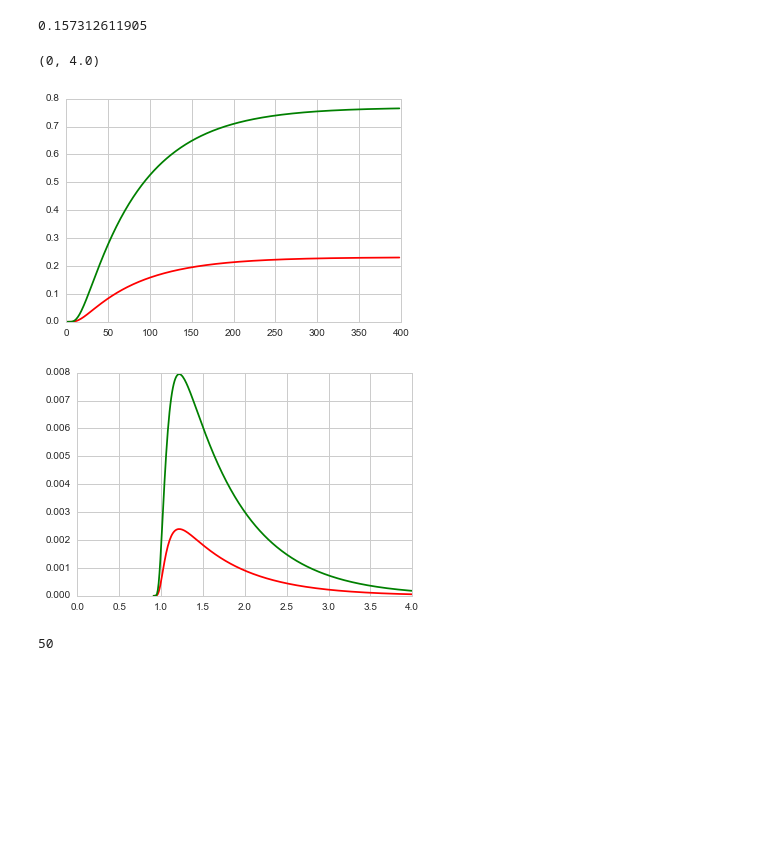
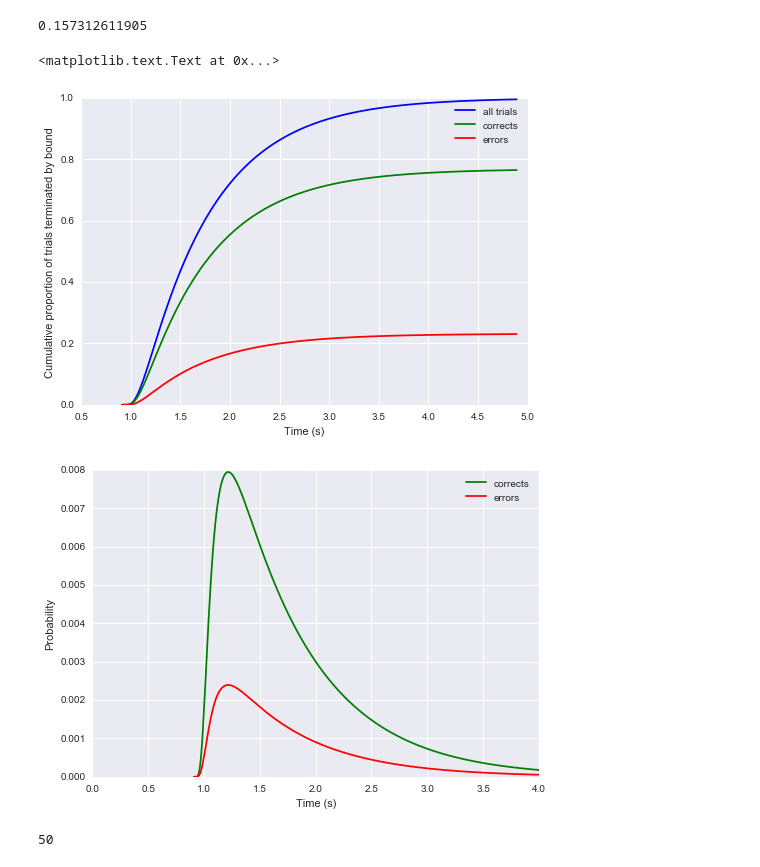
Before and after one commit to DonnerLab/Tutorials, a Jupyter notebook: drift_criterion.ipynb, the cells around one changed output. Drawn from its saved outputs; the diff is of its cells as text; code cells hidden in the pictures; blank space fills up the shorter version.

```diff
--- a/drift_criterion.ipynb
+++ b/drift_criterion.ipynb
@@ -189,25 +189,32 @@ print sim_G(t,v,a,z,s,Pe)
 # %%
 Ge = np.zeros(int(tmax/dt))[:-1]
 Gc = np.zeros(int(tmax/dt))[:-1]
 for i, t in enumerate(np.arange(dt,tmax,dt)):
     Ge[i] = sim_G(t,v,a,z,s,Pe)
     Gc[i] = sim_G(t,-v,a,a-z,s,1-Pe)
 
 RTe = np.diff(Ge)
 RTc = np.diff(Gc)
 
 plt.figure()
-plt.plot(Ge, color='r')
-plt.plot(Gc, color='g')
+plt.plot(np.arange(dt,tmax,dt)+Ter, Gc+Ge, color='b', label='all trials')
+plt.plot(np.arange(dt,tmax,dt)+Ter, Gc, color='g', label='corrects')
+plt.plot(np.arange(dt,tmax,dt)+Ter, Ge, color='r', label='errors')
+plt.legend()
+plt.xlabel('Time (s)')
+plt.ylabel('Cumulative proportion of trials terminated by bound')
 
 plt.figure()
-plt.plot(np.arange(dt,tmax,dt)[:-1]+Ter, RTe, color='r')
-plt.plot(np.arange(dt,tmax,dt)[:-1]+Ter, RTc, color='g')
+plt.plot(np.arange(dt,tmax,dt)[:-1]+Ter, RTc, color='g', label='corrects')
+plt.plot(np.arange(dt,tmax,dt)[:-1]+Ter, RTe, color='r', label='errors')
 plt.xlim(0,tmax)
+plt.legend()
+plt.xlabel('Time (s)')
+plt.ylabel('Probability')
 # %% [output]
-(0, 4.0)
+<matplotlib.text.Text at 0x...>
-[figure, old version]
+[figure, new version]
-[figure, old version]
+[figure, new version]
 # %%
 drift_biases = [-0.0, -0.1, -0.2, -0.3, -0.4]
 startpoint_biases = [-0.0, -0.05, -0.10, -0.15, -0.20]
```
